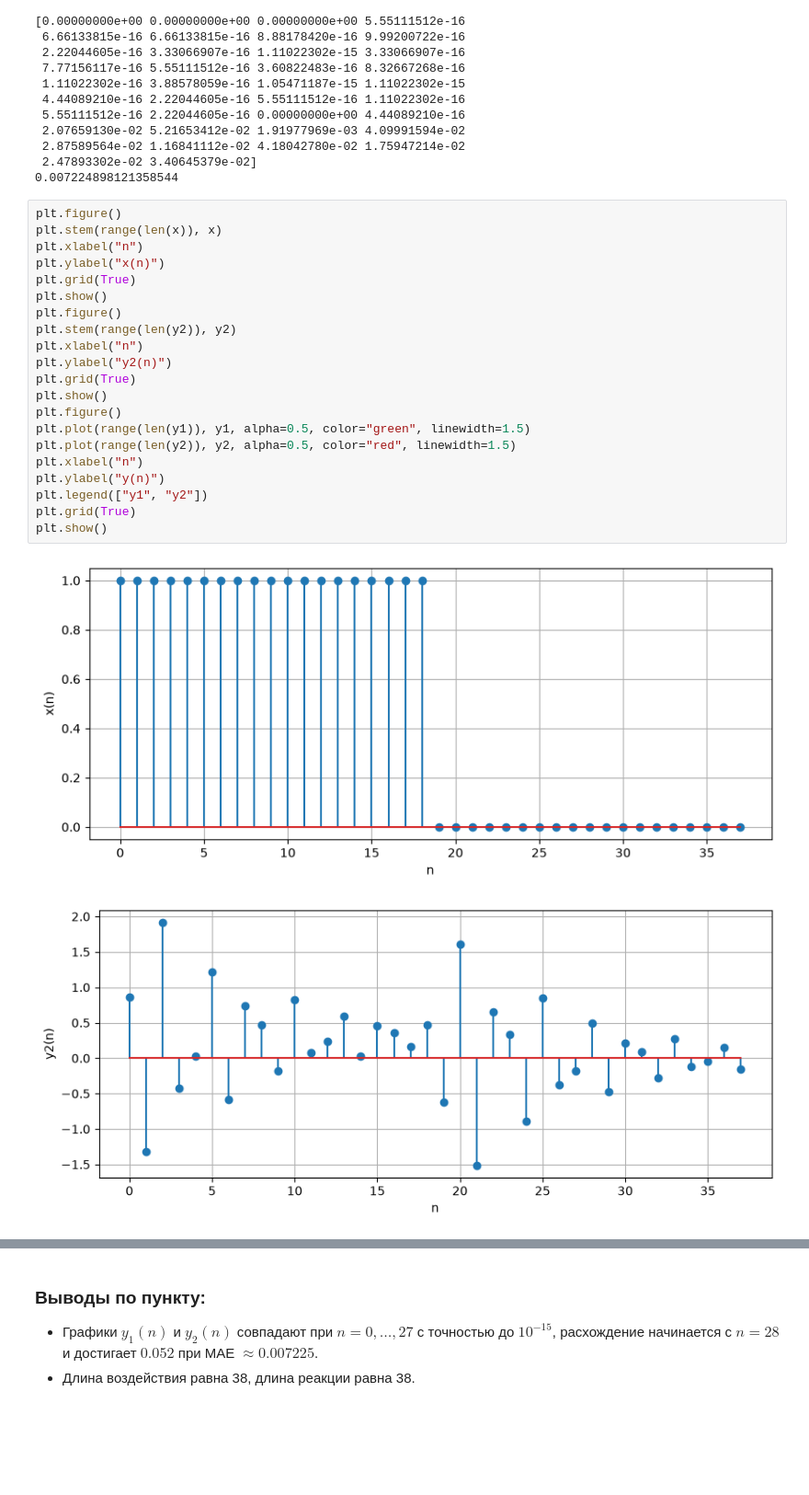
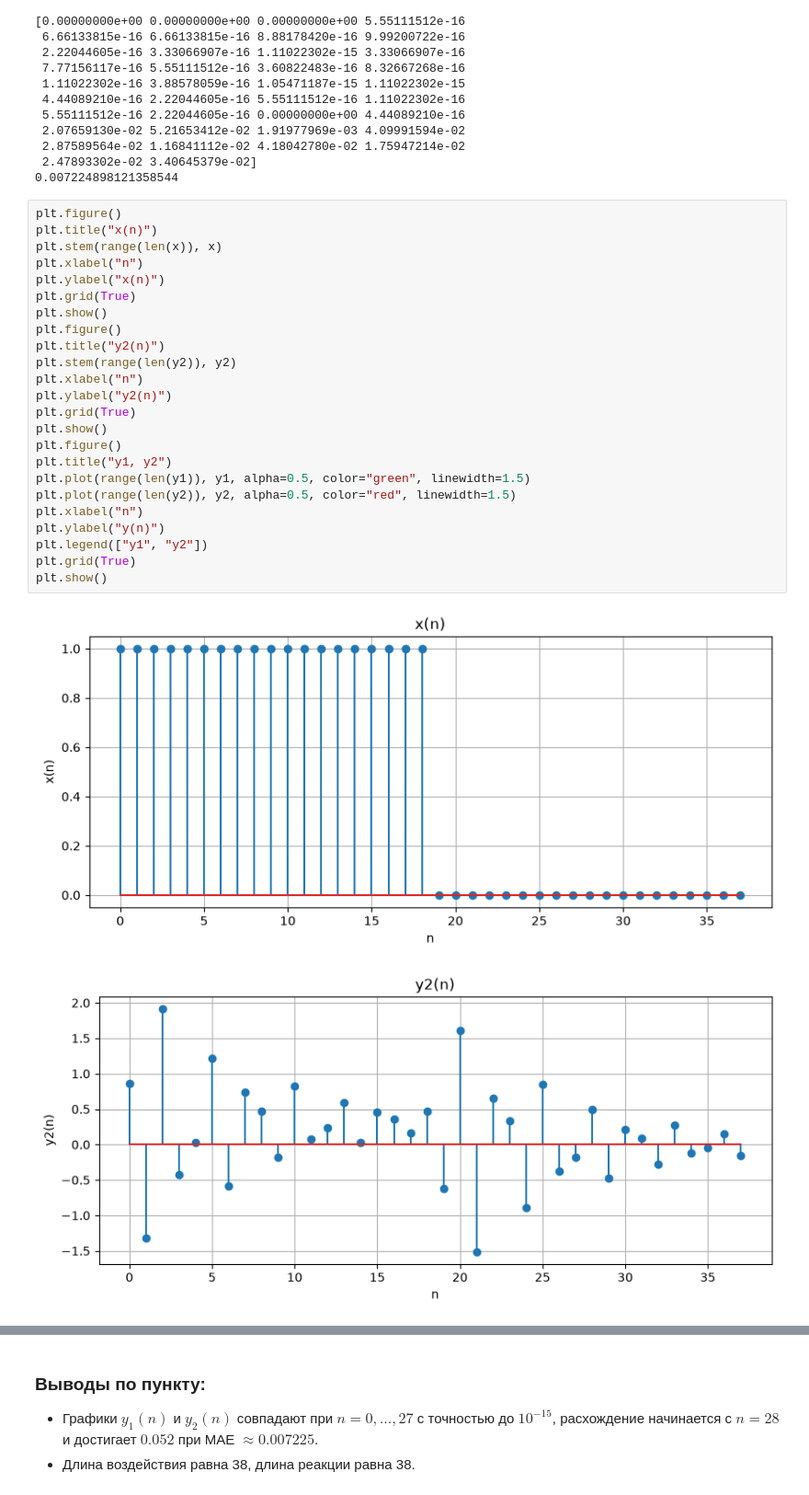
Before and after one commit to the-mvi/dsp-2026, a Jupyter notebook: 3384_Piankov_MF/task1.ipynb, the cells around one changed output, grey strips where cells are left out. Shown at 92% size. Saved outputs shown, nothing was run; the diff lists cells and outputs as text; blank space fills up the shorter version.

```diff
--- a/3384_Piankov_MF/task1.ipynb
+++ b/3384_Piankov_MF/task1.ipynb
@@ -289,25 +293,28 @@ print(np.mean(np.abs(y1 - y2)))
 0.007224898121358544
 # %%
 plt.figure()
+plt.title("x(n)")
 plt.stem(range(len(x)), x)
 plt.xlabel("n")
 plt.ylabel("x(n)")
 plt.grid(True)
 plt.show()
 plt.figure()
+plt.title("y2(n)")
 plt.stem(range(len(y2)), y2)
 plt.xlabel("n")
 plt.ylabel("y2(n)")
 plt.grid(True)
 plt.show()
 plt.figure()
+plt.title("y1, y2")
 plt.plot(range(len(y1)), y1, alpha=0.5, color="green", linewidth=1.5)
 plt.plot(range(len(y2)), y2, alpha=0.5, color="red", linewidth=1.5)
 plt.xlabel("n")
 plt.ylabel("y(n)")
 plt.legend(["y1", "y2"])
 plt.grid(True)
 plt.show()
 # %% [output]
-[figure, old version]
+[figure, new version]
-[figure, old version]
+[figure, new version]
```
Also changed, not shown: parts of 12 cells of this notebook.
